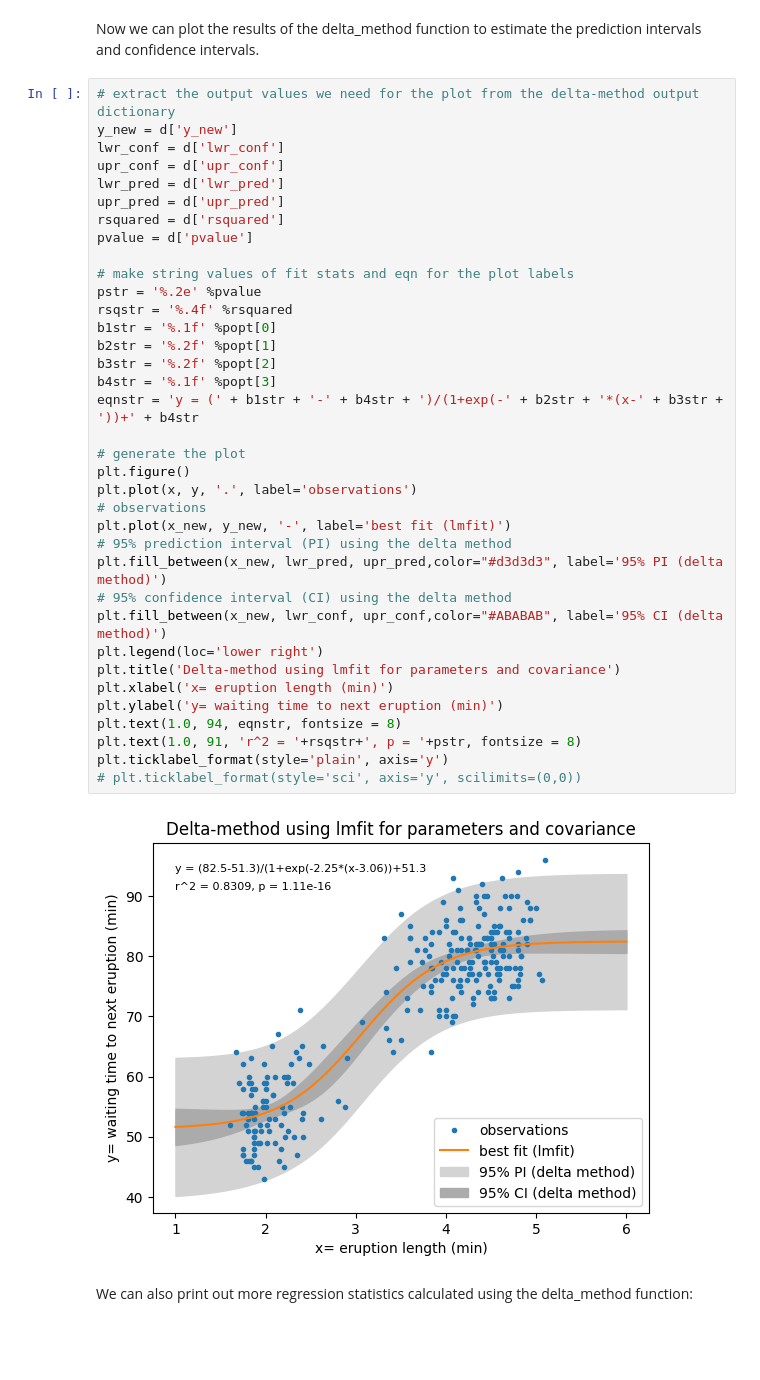
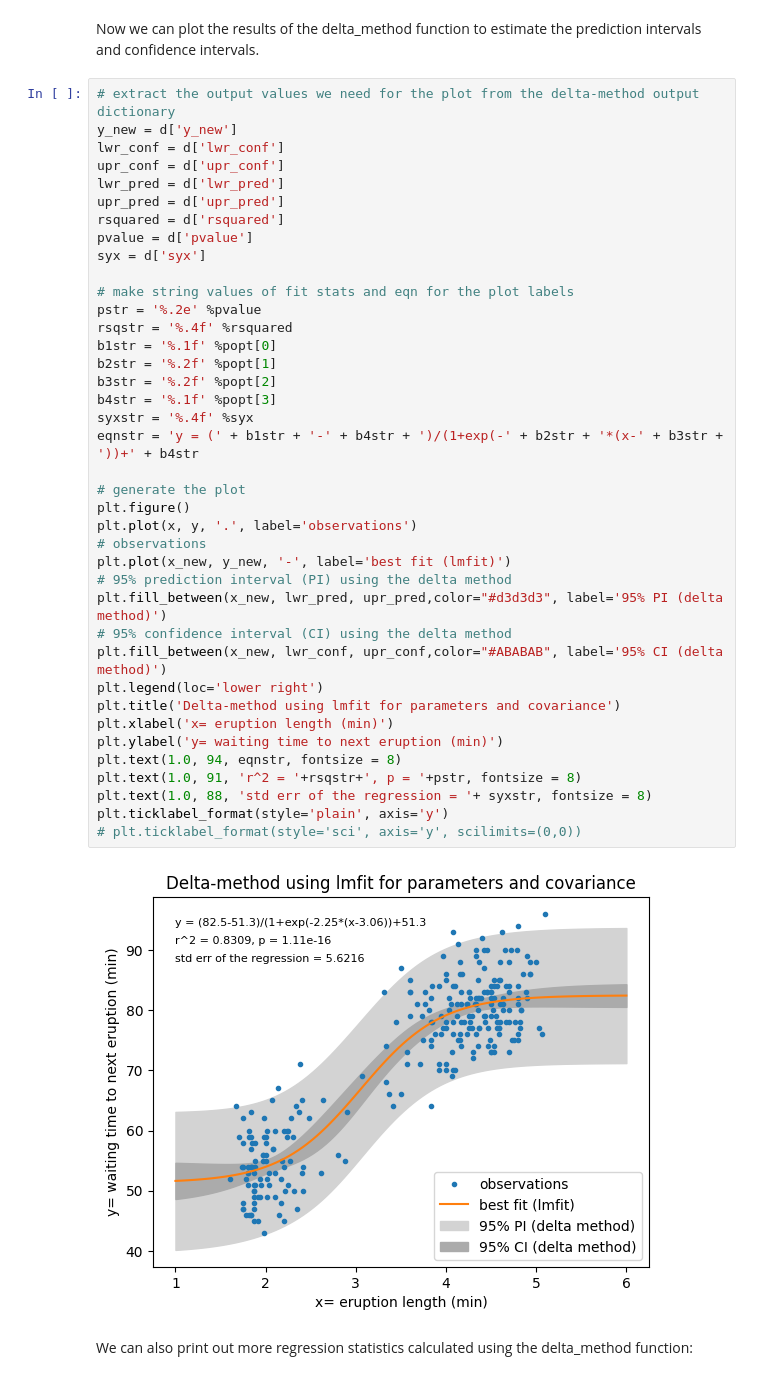
Before and after one commit to gjpelletier/delta_method, a Jupyter notebook: delta_method_sigmoid4.ipynb, the cells around one changed output. Saved outputs shown, nothing was run; the diff lists cells and outputs as text; blank space fills up the shorter version.

```diff
--- a/delta_method_sigmoid4.ipynb
+++ b/delta_method_sigmoid4.ipynb
@@ -332,35 +332,38 @@ lwr_pred = d['lwr_pred']
 upr_pred = d['upr_pred']
 rsquared = d['rsquared']
 pvalue = d['pvalue']
+syx = d['syx']
 
 # make string values of fit stats and eqn for the plot labels
 pstr = '%.2e' %pvalue
 rsqstr = '%.4f' %rsquared
 b1str = '%.1f' %popt[0]
 b2str = '%.2f' %popt[1]
 b3str = '%.2f' %popt[2]
 b4str = '%.1f' %popt[3]
+syxstr = '%.4f' %syx
 eqnstr = 'y = (' + b1str + '-' + b4str + ')/(1+exp(-' + b2str + '*(x-' + b3str + '))+' + b4str
 
 # generate the plot
 plt.figure()
 plt.plot(x, y, '.', label='observations')
 # observations
 plt.plot(x_new, y_new, '-', label='best fit (lmfit)')
 # 95% prediction interval (PI) using the delta method
 plt.fill_between(x_new, lwr_pred, upr_pred,color="#d3d3d3", label='95% PI (delta method)')
 # 95% confidence interval (CI) using the delta method
 plt.fill_between(x_new, lwr_conf, upr_conf,color="#ABABAB", label='95% CI (delta method)')
 plt.legend(loc='lower right')
 plt.title('Delta-method using lmfit for parameters and covariance')
 plt.xlabel('x= eruption length (min)')
 plt.ylabel('y= waiting time to next eruption (min)')
 plt.text(1.0, 94, eqnstr, fontsize = 8)
 plt.text(1.0, 91, 'r^2 = '+rsqstr+', p = '+pstr, fontsize = 8)
+plt.text(1.0, 88, 'std err of the regression = '+ syxstr, fontsize = 8)
 plt.ticklabel_format(style='plain', axis='y')
 # plt.ticklabel_format(style='sci', axis='y', scilimits=(0,0))
 # %% [output]
-[figure, old version]
+[figure, new version]
 # %% [markdown]
 We can also print out more regression statistics calculated using the delta_method function:
 # %%
```
Also changed, not shown: parts of 3 cells of this notebook, 1 other file.
